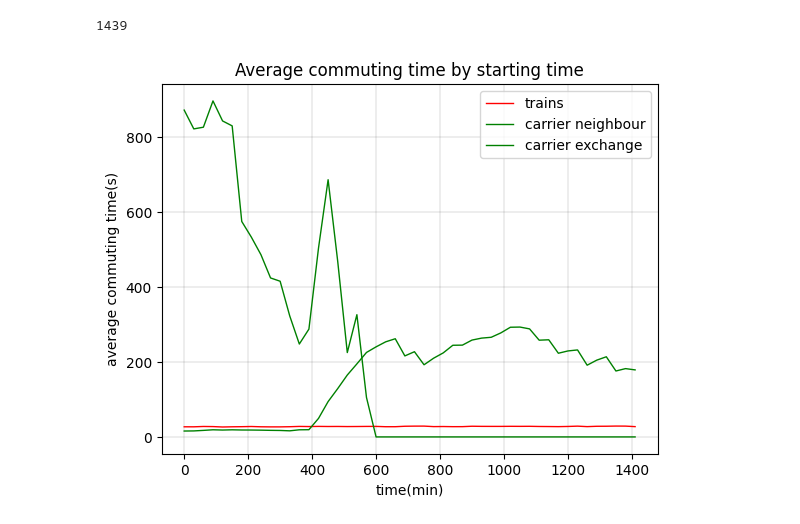
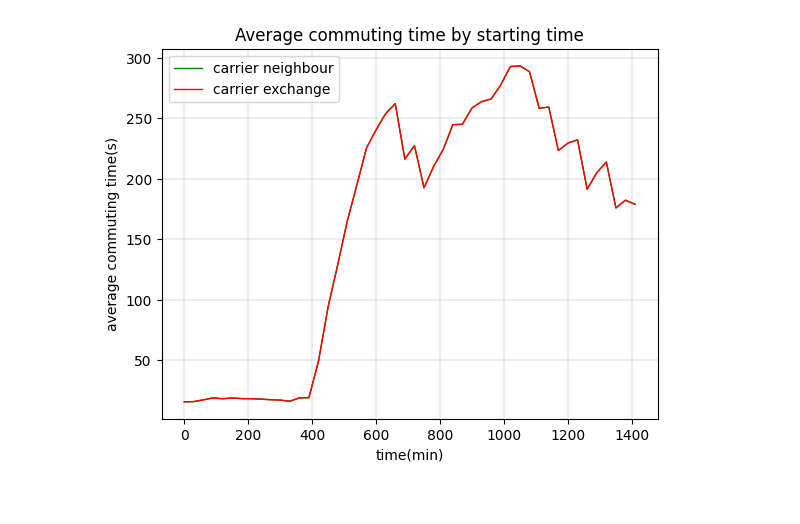
Before and after one commit to KuroHaka/copenhagen-railway-simulation, a Jupyter notebook: others/plotters/plot.ipynb, the cells around one changed output. Cells and saved outputs as stored; diff of their text form; code cells hidden in the pictures.

```diff
--- a/others/plotters/plot.ipynb
+++ b/others/plotters/plot.ipynb
@@ -10,10 +18,9 @@ carrier_neighbour = [float(x) for x in v.split(',')]
 carrier_neighbour = [carrier_neighbour[i:i + 30] for i in range(0, len(carrier_neighbour), 30)]
 carrier_neighbour = [mean(x) for x in carrier_neighbour]
 # %%
-v = ""
-with open("data/averageTravelTimePerMinuteOfTheDayTrains.txt","r") as f:
+carrier_exchange = []
+with open('data/avg_day_c860_p125000_chain.txt','r') as f:
     for l in f:
-        v = l
-train = [float(x) for x in v.split(',')]
-train = [train[i:i + 30] for i in range(0, len(train), 30)]
-train = [mean(x) for x in train]
+        carrier_exchange.append(float(l.rstrip('\n')))
+carrier_exchange = [carrier_exchange[i:i + 30] for i in range(0, len(carrier_exchange), 30)]
+carrier_exchange = [mean(x) for x in carrier_exchange]
@@ -44,22 +27,17 @@ carrier_exchange
-# %%
-with open('data/avg_day_c860_p125000_chain.txt','r') as f:
-    print(f.readlines()[1:0]))
-# %% [output]
-1439
 # %%
 minutes = list(range(0,1440,30))
 # %%
 fig, ax = plt.subplots(dpi=100)
 ax.grid(color='black', linestyle='-', linewidth=0.1)
-ax.plot(minutes, train, color ='red', linewidth=1, label="trains")
+# ax.plot(minutes, train, color ='blue', linewidth=1, label="trains")
 ax.plot(minutes, carrier_neighbour, color ='green', linewidth=1, label="carrier neighbour")
-ax.plot(minutes, carrier_exchange, color ='green', linewidth=1, label="carrier exchange")
+ax.plot(minutes, carrier_exchange, color ='red', linewidth=1, label="carrier exchange")
 # ax.vlines(train_reach, 0, max(x), linestyles ="dashed", colors ="red")
 # ax.vlines(carrier_reach, 0, max(x), linestyles ="dashed", colors ="green")
 ax.set_title("Average commuting time by starting time")
 ax.set_xlabel("time(min)")
 ax.set_ylabel("average commuting time(s)")
 leg = ax.legend()
 plt.show()
 # %% [output]
-[figure, old version]
+[figure, new version]
```
Also changed, not shown: parts of 2 cells of this notebook, 7 other files.
